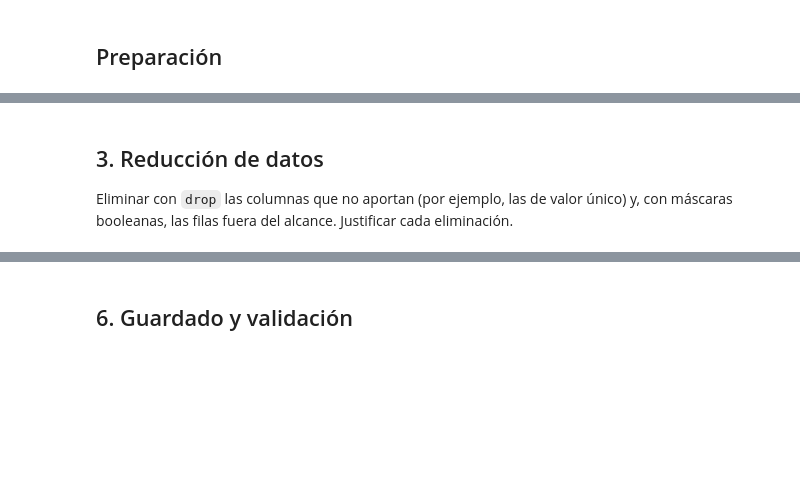
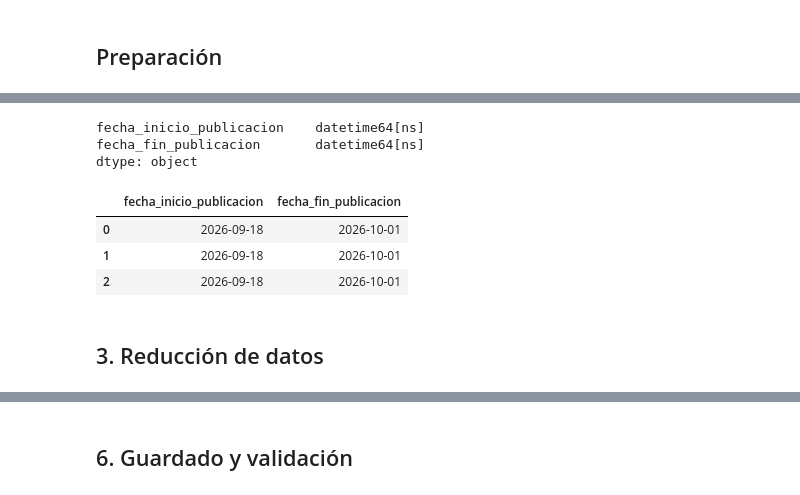
Before and after one commit to JaimeRamosT/Preprocesamiento-de-datos-y-Data-Analytics-Product, a Jupyter notebook: notebooks/03_transformacion_dataset_final.ipynb, the cells around one changed output, grey strips where cells are left out. Saved outputs shown, nothing was run; the diff lists cells and outputs as text; code cells hidden in the pictures; blank space fills up the shorter version.

```diff
--- a/notebooks/03_transformacion_dataset_final.ipynb
+++ b/notebooks/03_transformacion_dataset_final.ipynb
@@ -52,4 +91,23 @@ Separar columnas compuestas con `apply` y funciones (por ejemplo, `ubicacion` en
+# %%
+for col in config.COLUMNAS_FECHA:
+    df[col] = pd.to_datetime(df[col], format="%Y-%m-%d")
+
+registro.agregar(
+    "Conversión de fechas",
+    "Se convirtieron fecha_inicio_publicacion y fecha_fin_publicacion de texto a datetime",
+    0,
+    "Las fechas ya venían validadas y consistentes desde la etapa de limpieza (formato AAAA-MM-DD)."
+)
+
+print(df[config.COLUMNAS_FECHA].dtypes)
+df[config.COLUMNAS_FECHA].head(3)
+# %% [output]
+fecha_inicio_publicacion    datetime64[ns]
+fecha_fin_publicacion       datetime64[ns]
+dtype: object
+|  | fecha_inicio_publicacion | fecha_fin_publicacion |
+| 0 | 2026-09-18 | 2026-10-01 |
+| 1 | 2026-09-18 | 2026-10-01 |
+| 2 | 2026-09-18 | 2026-10-01 |
 # %% [markdown]
 ## 3. Reducción de datos
-
-Eliminar con `drop` las columnas que no aportan (por ejemplo, las de valor único) y, con máscaras booleanas, las filas fuera del alcance. Justificar cada eliminación.
```
Also changed, not shown: parts of 26 cells of this notebook, 3 other files.
